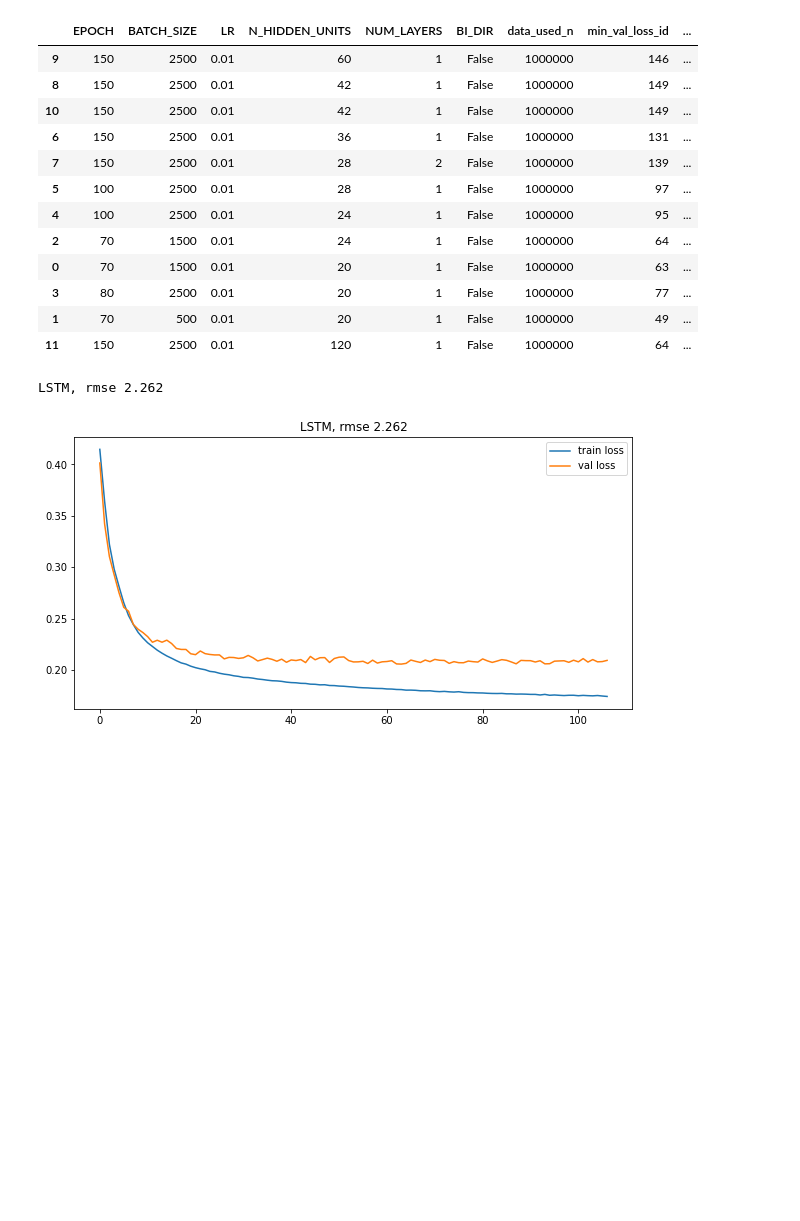
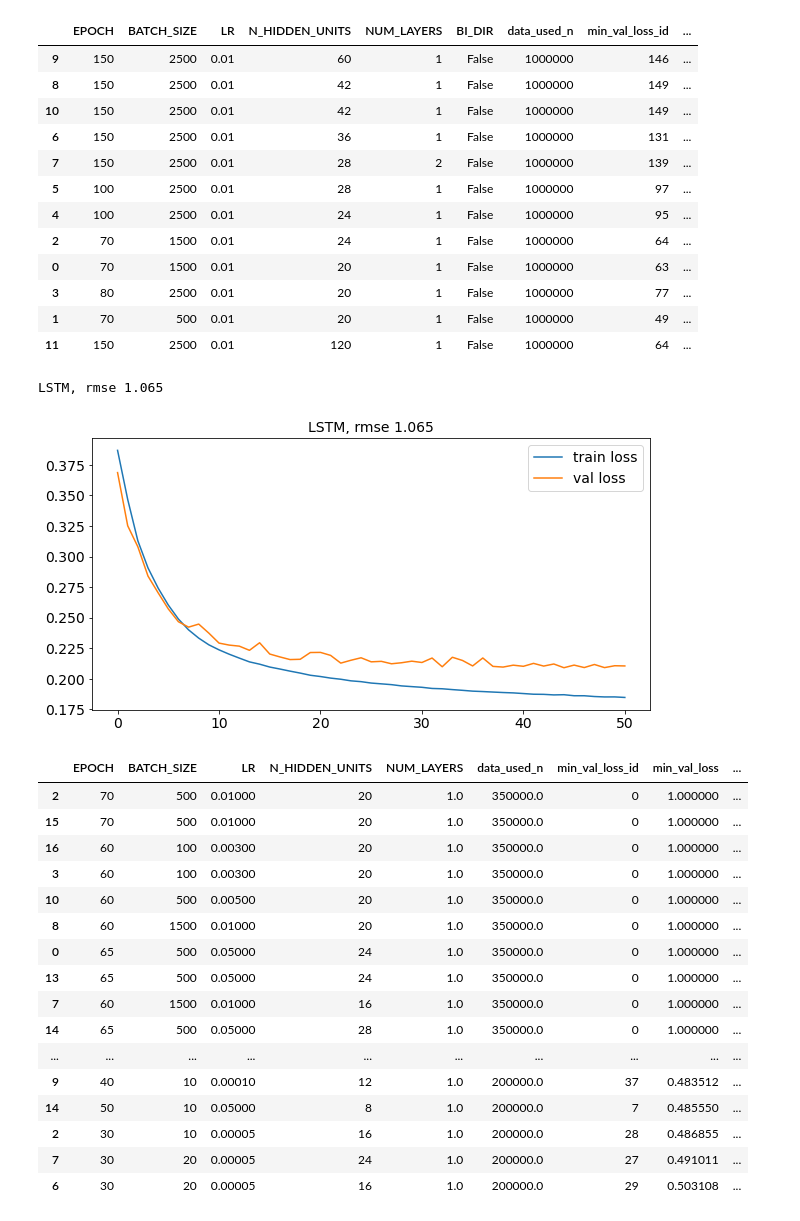
Before and after one commit to leumasic/dna-aptamers, a Jupyter notebook: src/LSTM/Analysis_LSTM_Result.ipynb, the cells around one changed output. Saved outputs shown, nothing was run; the diff lists cells and outputs as text; code cells hidden in the pictures; blank space fills up the shorter version.

```diff
--- a/src/LSTM/Analysis_LSTM_Result.ipynb
+++ b/src/LSTM/Analysis_LSTM_Result.ipynb
@@ -158,7 +188,7 @@ df2[df2.BI_DIR == False].sort_values("rmse")
 | 1 | 70 | 500 | 0.01 | 20 | 1 | False | 1000000 | 49 | ... |
 | 11 | 150 | 2500 | 0.01 | 120 | 1 | False | 1000000 | 64 | ... |
 # %%
-best_row = result_df.loc[11]
+best_row = result_df.loc[26]
 to_print = f"LSTM, mse {np.round(best_row.test_mse,3)}, rmse {np.round(np.sqrt(best_row.test_mse),3)}"
 title = f"LSTM, rmse {np.round(np.sqrt(best_row.test_mse),3)}"
 print(title)
@@ -178,8 +208,31 @@ plt.plot(x, val_loss, label = "val loss")
 plt.legend()
 plt.show()
 # %% [output]
-LSTM, rmse 2.262
+LSTM, rmse 1.065
-[figure, old version]
+[figure, new version]
 # %%
 # data_org = pd.read_csv("./data/1mill_dataset.csv", names=["strand","energy"],dtype={0: str, 1: float})
 # data_org.head(50)
+# %%
+earlydf = df[["EPOCH", "BATCH_SIZE", "LR", "N_HIDDEN_UNITS", "NUM_LAYERS","train_count","min_val_loss_id", "min_val_loss", "min_test_mse_id", "min_test_mse","rmse"]].sort_values("rmse").copy()
+earlydf.columns = ["EPOCH","BATCH_SIZE","LR","N_HIDDEN_UNITS","NUM_LAYERS","data_used_n","min_val_loss_id","min_val_loss","min_test_mse_id","test_mse","test_rmse"]
+earlydf.data_used_n.fillna(200000, inplace=True)
+earlydf
+# %% [output]
+|  | EPOCH | BATCH_SIZE | LR | N_HIDDEN_UNITS | NUM_LAYERS | data_used_n | min_val_loss_id | min_val_loss | ... |
+| 2 | 70 | 500 | 0.01000 | 20 | 1.0 | 350000.0 | 0 | 1.000000 | ... |
+| 15 | 70 | 500 | 0.01000 | 20 | 1.0 | 350000.0 | 0 | 1.000000 | ... |
+| 16 | 60 | 100 | 0.00300 | 20 | 1.0 | 350000.0 | 0 | 1.000000 | ... |
+| 3 | 60 | 100 | 0.00300 | 20 | 1.0 | 350000.0 | 0 | 1.000000 | ... |
+| 10 | 60 | 500 | 0.00500 | 20 | 1.0 | 350000.0 | 0 | 1.000000 | ... |
+| 8 | 60 | 1500 | 0.01000 | 20 | 1.0 | 350000.0 | 0 | 1.000000 | ... |
+| 0 | 65 | 500 | 0.05000 | 24 | 1.0 | 350000.0 | 0 | 1.000000 | ... |
+| 13 | 65 | 500 | 0.05000 | 24 | 1.0 | 350000.0 | 0 | 1.000000 | ... |
+| 7 | 60 | 1500 | 0.01000 | 16 | 1.0 | 350000.0 | 0 | 1.000000 | ... |
+| 14 | 65 | 500 | 0.05000 | 28 | 1.0 | 350000.0 | 0 | 1.000000 | ... |
+| ... | ... | ... | ... | ... | ... | ... | ... | ... | ... |
+| 9 | 40 | 10 | 0.00010 | 12 | 1.0 | 200000.0 | 37 | 0.483512 | ... |
+| 14 | 50 | 10 | 0.05000 | 8 | 1.0 | 200000.0 | 7 | 0.485550 | ... |
+| 2 | 30 | 10 | 0.00005 | 16 | 1.0 | 200000.0 | 28 | 0.486855 | ... |
+| 7 | 30 | 20 | 0.00005 | 24 | 1.0 | 200000.0 | 27 | 0.491011 | ... |
+| 6 | 30 | 20 | 0.00005 | 16 | 1.0 | 200000.0 | 29 | 0.503108 | ... |
```
Also changed, not shown: parts of 10 cells of this notebook, 2 other files.
